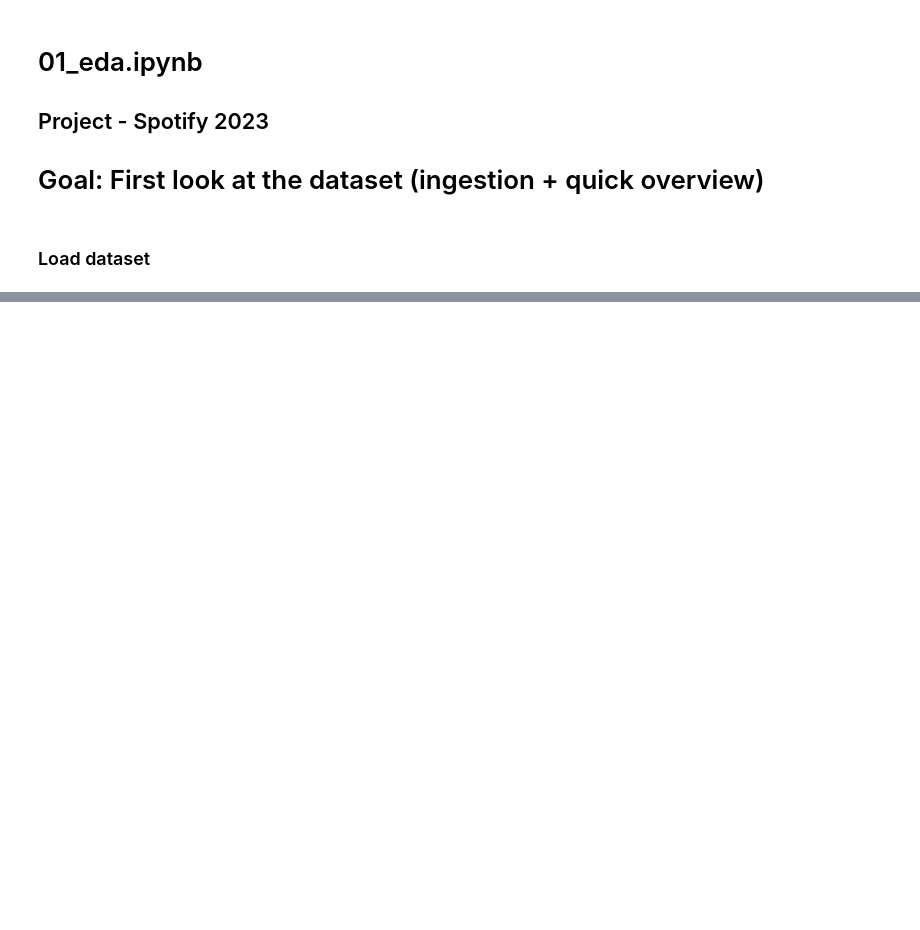
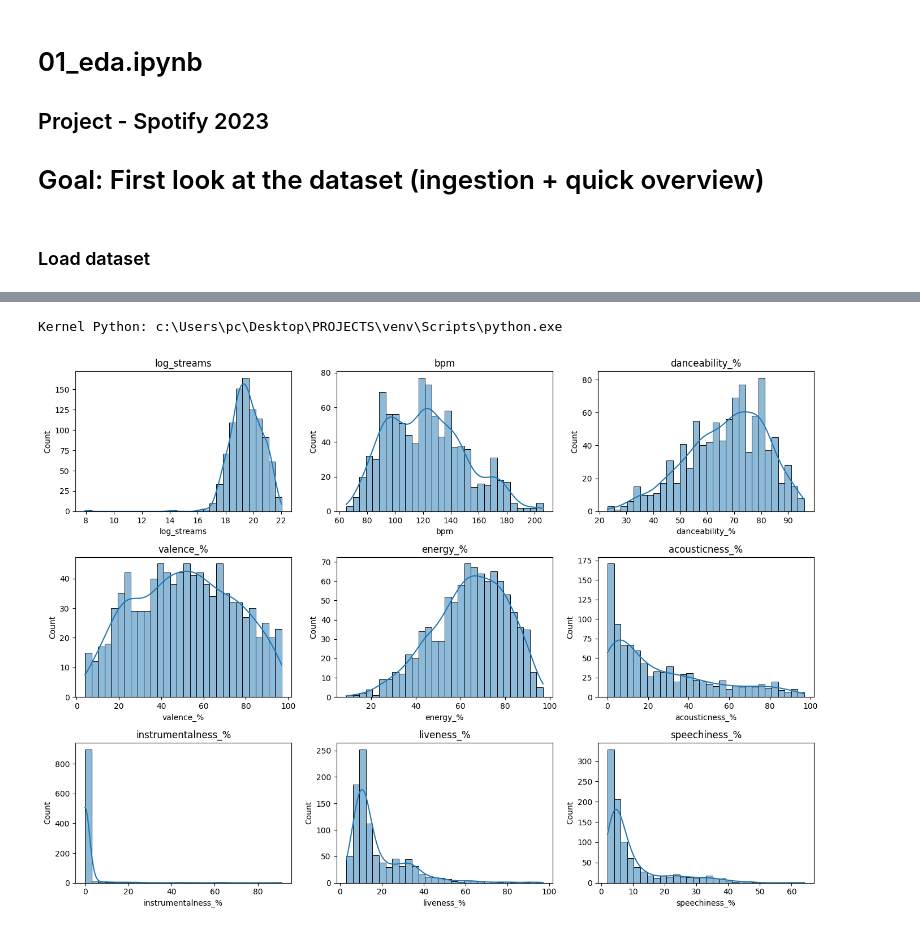
Before and after one commit to slytercode/Spotify-2023-project, a Jupyter notebook: notebooks/01_eda.ipynb, the cells around one changed output, grey strips where cells are left out. Cells and saved outputs as stored; diff of their text form; code cells hidden in the pictures; blank space fills up the shorter version.

Commit message:
Updated 01_eda with univariate plots

```diff
--- a/notebooks/01_eda.ipynb
+++ b/notebooks/01_eda.ipynb
@@ -43,0 +70,4 @@ memory usage: 178.8+ KB
+# %%
+for col in ["streams", "in_deezer_playlists", "in_shazam_charts"]:
+    bad_values = df[~df[col].astype(str).str.replace(",", "", regex=False).str.isnumeric()][col].unique()
+    print(f"{col} → {bad_values[:20]}")
@@ -43,0 +80,2 @@ memory usage: 178.8+ KB
+# %%
+df = df[df["streams"].str.replace(",", "", regex=False).str.isnumeric()]
@@ -43,0 +84,4 @@ memory usage: 178.8+ KB
+# %%
+df["streams"] = df["streams"].str.replace(",", "", regex=False).astype(float)
+df["in_deezer_playlists"] = pd.to_numeric(df["in_deezer_playlists"], errors="coerce").fillna(0)
+df["in_shazam_charts"] = pd.to_numeric(df["in_shazam_charts"], errors="coerce").fillna(0)
@@ -43,0 +132,5 @@ memory usage: 178.8+ KB
+# %%
+import numpy as np
+
+df["log_streams"] = np.log1p(df["streams"])
+df[["streams", "log_streams"]].describe()
@@ -43,0 +156,29 @@ memory usage: 178.8+ KB
+# %%
+import sys, subprocess
+
+print("Kernel Python:", sys.executable)
+subprocess.check_call([sys.executable, "-m", "pip", "install", "--upgrade", "pip"])
+subprocess.check_call([sys.executable, "-m", "pip", "install", "--upgrade", "seaborn"])
+import seaborn as sns
+import matplotlib.pyplot as plt
+# %% [output]
+Kernel Python: c:\Users\pc\Desktop\PROJECTS\venv\Scripts\python.exe
+# %%
+
+
+cols_to_plot = [
+    "log_streams", "bpm", "danceability_%", "valence_%", "energy_%",
+    "acousticness_%", "instrumentalness_%", "liveness_%", "speechiness_%"
+]
+
+plt.figure(figsize=(14, 10))
+
+for i, col in enumerate(cols_to_plot, 1):
+    plt.subplot(3, 3, i)
+    sns.histplot(df[col], kde=True, bins=30)
+    plt.title(col)
+
+plt.tight_layout()
+plt.show()
+# %% [output]
+[figure, added]
```
Also changed, not shown: parts of 13 cells of this notebook.
